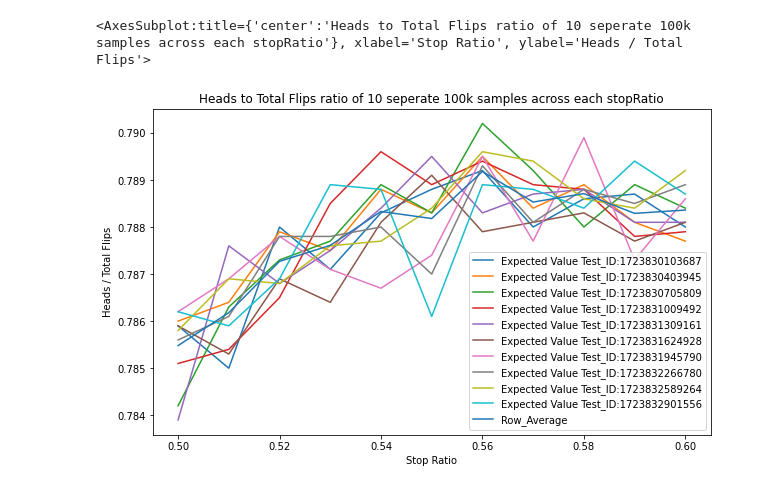
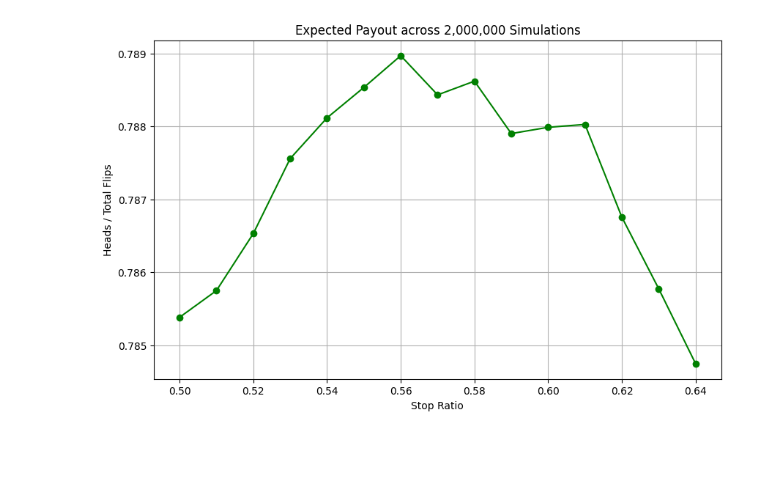
Before and after one commit to jcpearlson/jcpearlson.github.io, a Jupyter notebook: articles/posts/coin-flip-game/modelCoinFlipGame.ipynb, the cells around one changed output. Saved outputs shown, nothing was run; the diff lists cells and outputs as text; code cells hidden in the pictures; blank space fills up the shorter version.

```diff
--- a/articles/posts/coin-flip-game/modelCoinFlipGame.ipynb
+++ b/articles/posts/coin-flip-game/modelCoinFlipGame.ipynb
@@ -100,5 +273,15 @@ df_all_results.head()
 # %%
-df_all_results.plot(kind='line',figsize=(10,6),title='Heads to Total Flips ratio of 10 seperate 100k samples across each stopRatio',xlabel='Stop Ratio',ylabel = 'Heads / Total Flips')
+df_all_results['Expected Value'] =  df_all_results['Expected Payout'] - 0.75  # Adjusted Expected Value
+df_all_results['Expected Payout'].plot(
+    kind='line',
+    figsize=(10, 6),
+    marker='o',
+    title=f'Expected Payout across {num_simulations:,} Simulations',
+    xlabel='Stop Ratio',
+    ylabel='Heads / Total Flips',
+    color ='green'
+)
+plt.grid(True)
+plt.show()
 # %% [output]
-<AxesSubplot:title={'center':'Heads to Total Flips ratio of 10 seperate 100k samples across each stopRatio'}, xlabel='Stop Ratio', ylabel='Heads / Total Flips'>
-[figure, old version]
+[figure, new version]
```
Also changed, not shown: parts of 17 cells of this notebook, 35 other files.
